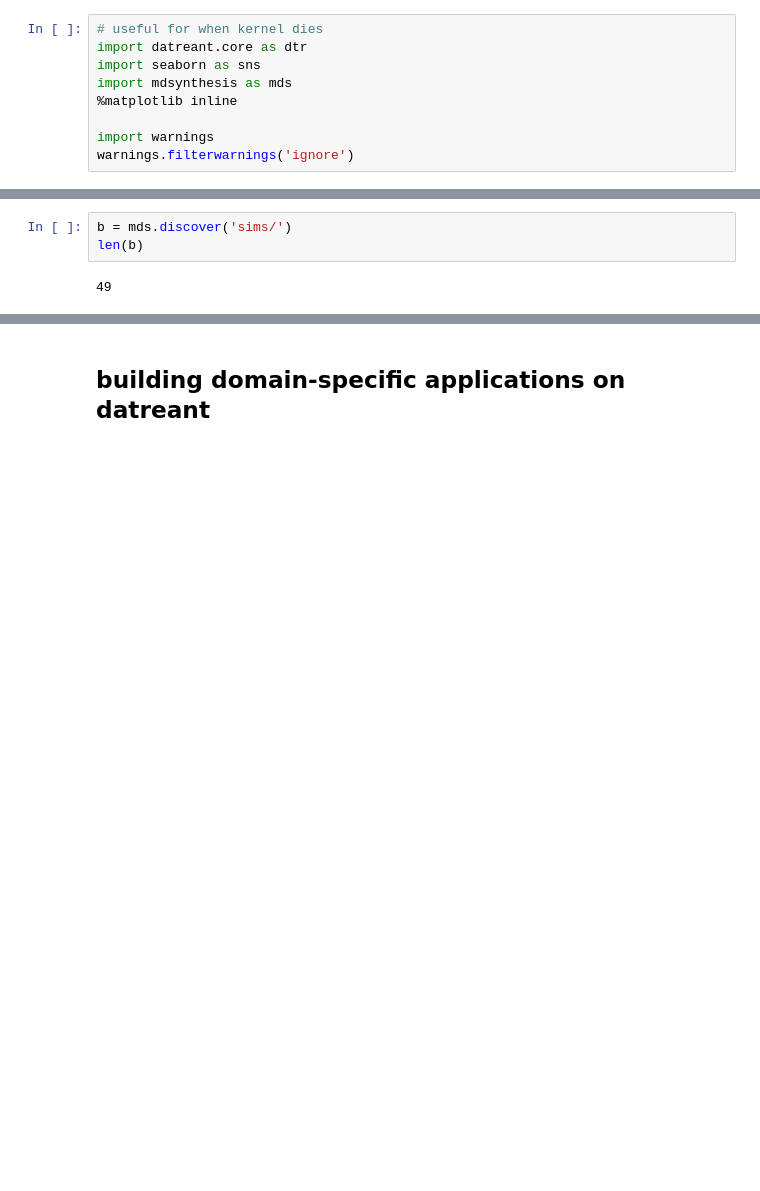
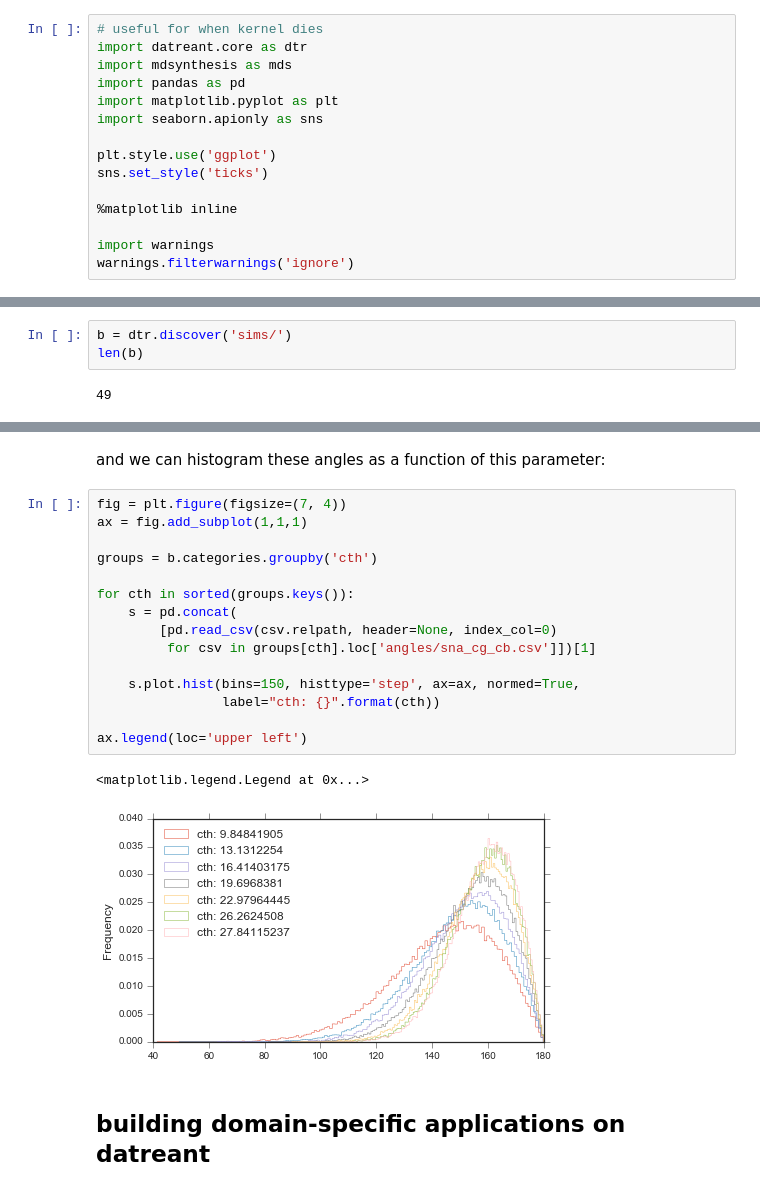
Before and after one commit to datreant/scipy-2016, a Jupyter notebook: talk/datreant.ipynb, the cells around one changed output, grey strips where cells are left out. Saved outputs shown, nothing was run; the diff lists cells and outputs as text; blank space fills up the shorter version.

Commit message:
Almost done.
Need a figure in the front, some closing matter (probably mds logo),
     final practice, then we're set.

```diff
--- a/talk/datreant.ipynb
+++ b/talk/datreant.ipynb
@@ -5,8 +5,14 @@ Include a pinch of mania. ;)
 # %%
 # useful for when kernel dies
 import datreant.core as dtr
-import seaborn as sns
 import mdsynthesis as mds
+import pandas as pd
+import matplotlib.pyplot as plt
+import seaborn.apionly as sns
+
+plt.style.use('ggplot')
+sns.set_style('ticks')
+
 %matplotlib inline
 
 import warnings
@@ -401,5 +405,5 @@ ex = Executor()
 # %%
-b = mds.discover('sims/')
+b = dtr.discover('sims/')
 len(b)
 # %% [output]
 49
@@ -508,3 +436,23 @@ showing how `datreant` makes this easier]
+# %% [markdown]
+and we can histogram these angles as a function of this parameter:
+# %%
+fig = plt.figure(figsize=(7, 4))
+ax = fig.add_subplot(1,1,1)
+
+groups = b.categories.groupby('cth')
+
+for cth in sorted(groups.keys()):
+    s = pd.concat(
+        [pd.read_csv(csv.relpath, header=None, index_col=0)
+         for csv in groups[cth].loc['angles/sna_cg_cb.csv']])[1]
+
+    s.plot.hist(bins=150, histtype='step', ax=ax, normed=True,
+                label="cth: {}".format(cth))
+
+ax.legend(loc='upper left')
+# %% [output]
+<matplotlib.legend.Legend at 0x...>
+[figure, added]
 # %% [markdown]
 ## building domain-specific applications on datreant
 # %% [markdown]
```
Also changed, not shown: parts of 28 cells of this notebook.
